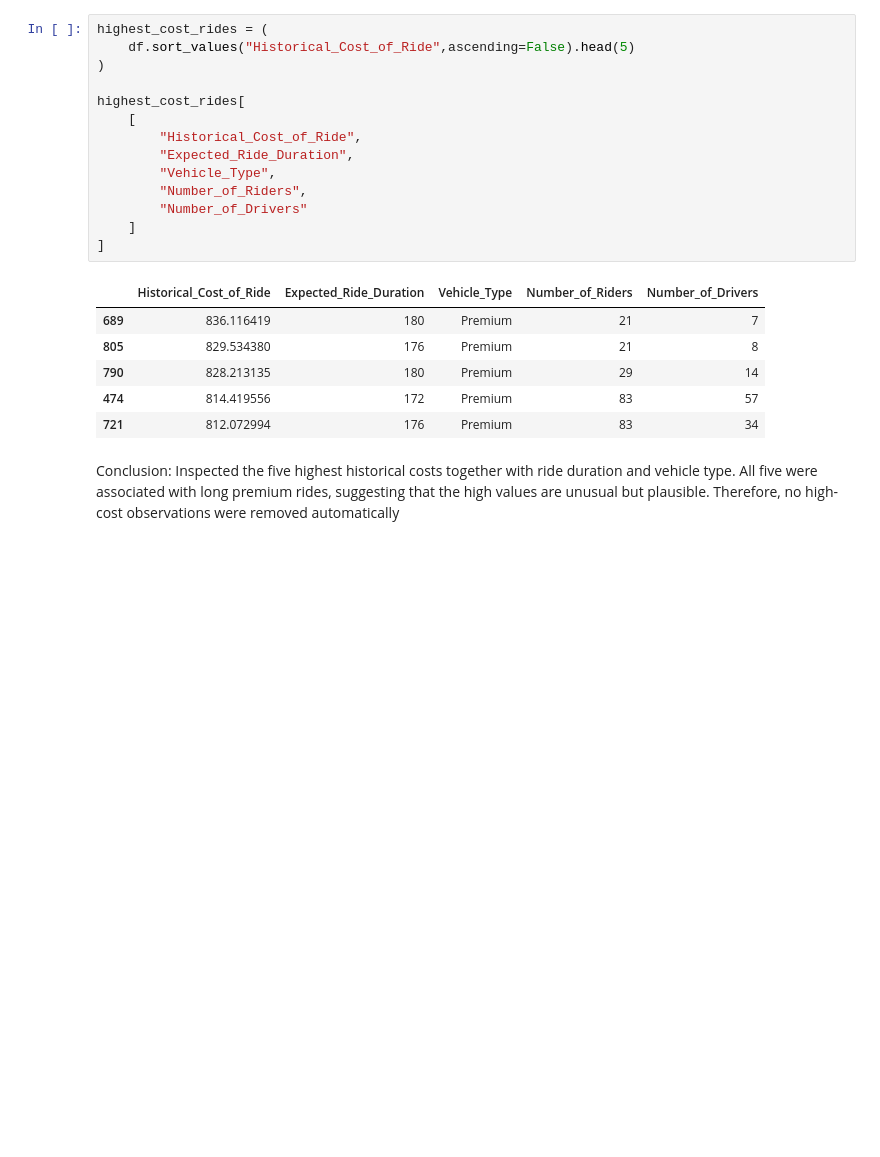
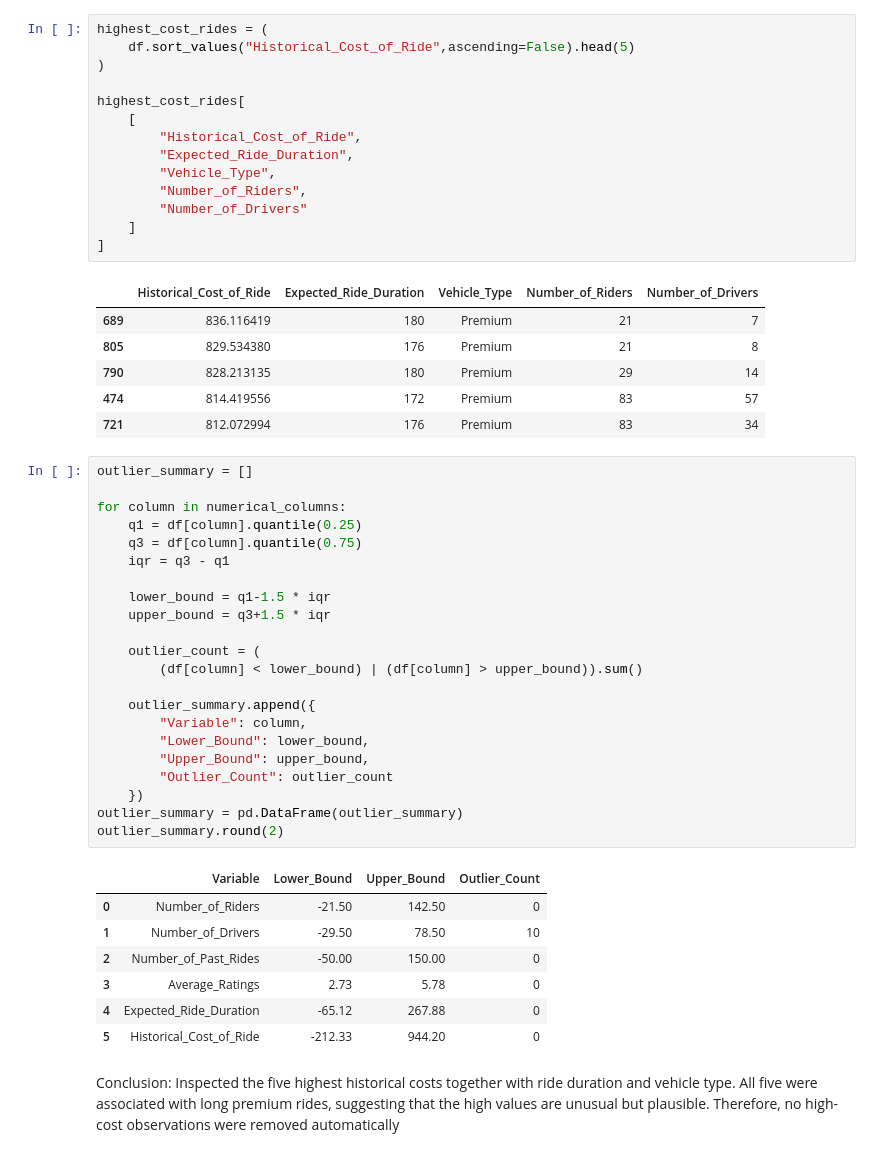
Before and after one commit to victoriabotezatu/dynamic-pricing-project, a Jupyter notebook: Notebooks/01_data_cleaning.ipynb, the cells around one changed output. Saved outputs shown, nothing was run; the diff lists cells and outputs as text; blank space fills up the shorter version.

Commit message:
Added outlier functionality

```diff
--- a/Notebooks/01_data_cleaning.ipynb
+++ b/Notebooks/01_data_cleaning.ipynb
@@ -398,6 +398,36 @@ highest_cost_rides[
 | 790 | 828.213135 | 180 | Premium | 29 | 14 |
 | 474 | 814.419556 | 172 | Premium | 83 | 57 |
 | 721 | 812.072994 | 176 | Premium | 83 | 34 |
+# %%
+outlier_summary = []
+
+for column in numerical_columns:
+    q1 = df[column].quantile(0.25)
+    q3 = df[column].quantile(0.75)
+    iqr = q3 - q1
+
+    lower_bound = q1-1.5 * iqr
+    upper_bound = q3+1.5 * iqr
+
+    outlier_count = (
+        (df[column] < lower_bound) | (df[column] > upper_bound)).sum()
+
+    outlier_summary.append({
+        "Variable": column,
+        "Lower_Bound": lower_bound,
+        "Upper_Bound": upper_bound,
+        "Outlier_Count": outlier_count
+    })
+outlier_summary = pd.DataFrame(outlier_summary)
+outlier_summary.round(2)
+# %% [output]
+|  | Variable | Lower_Bound | Upper_Bound | Outlier_Count |
+| 0 | Number_of_Riders | -21.50 | 142.50 | 0 |
+| 1 | Number_of_Drivers | -29.50 | 78.50 | 10 |
+| 2 | Number_of_Past_Rides | -50.00 | 150.00 | 0 |
+| 3 | Average_Ratings | 2.73 | 5.78 | 0 |
+| 4 | Expected_Ride_Duration | -65.12 | 267.88 | 0 |
+| 5 | Historical_Cost_of_Ride | -212.33 | 944.20 | 0 |
 # %% [markdown]
 Conclusion: Inspected the five highest historical costs together with ride duration and vehicle type. All five were associated with long premium rides, suggesting that the high values are unusual but plausible. Therefore, no high-cost observations were removed automatically
 # %% [markdown]
```
Also changed, not shown: 1 other file.
